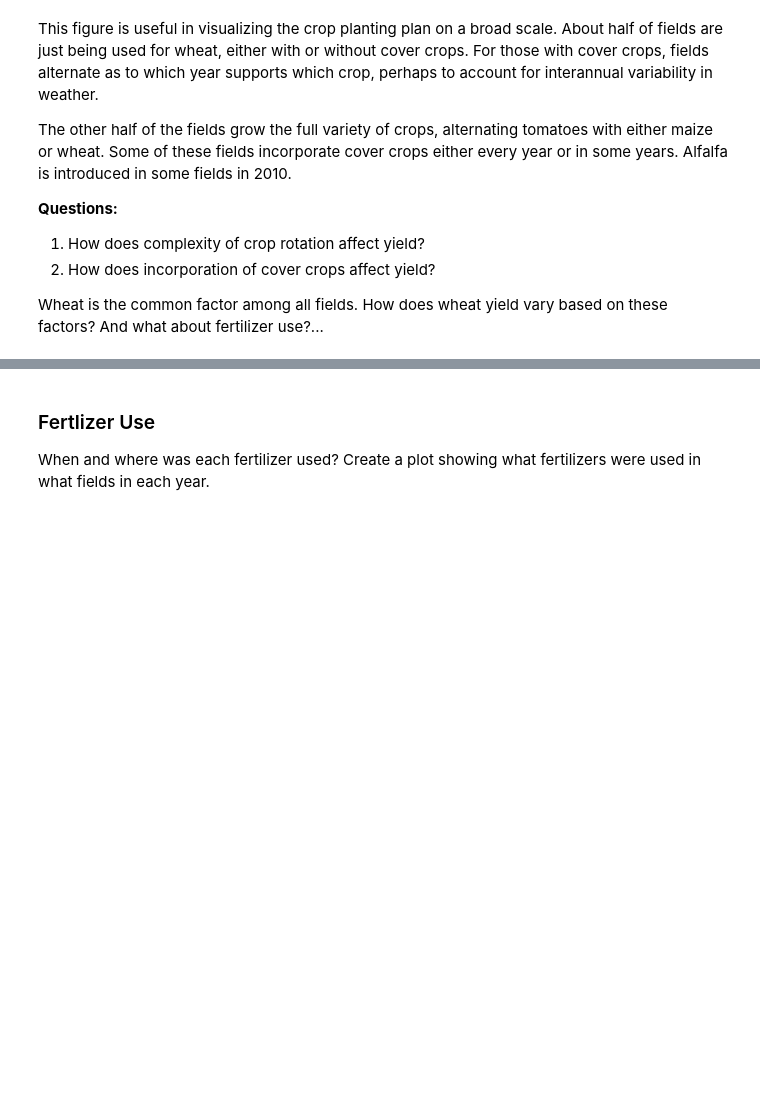
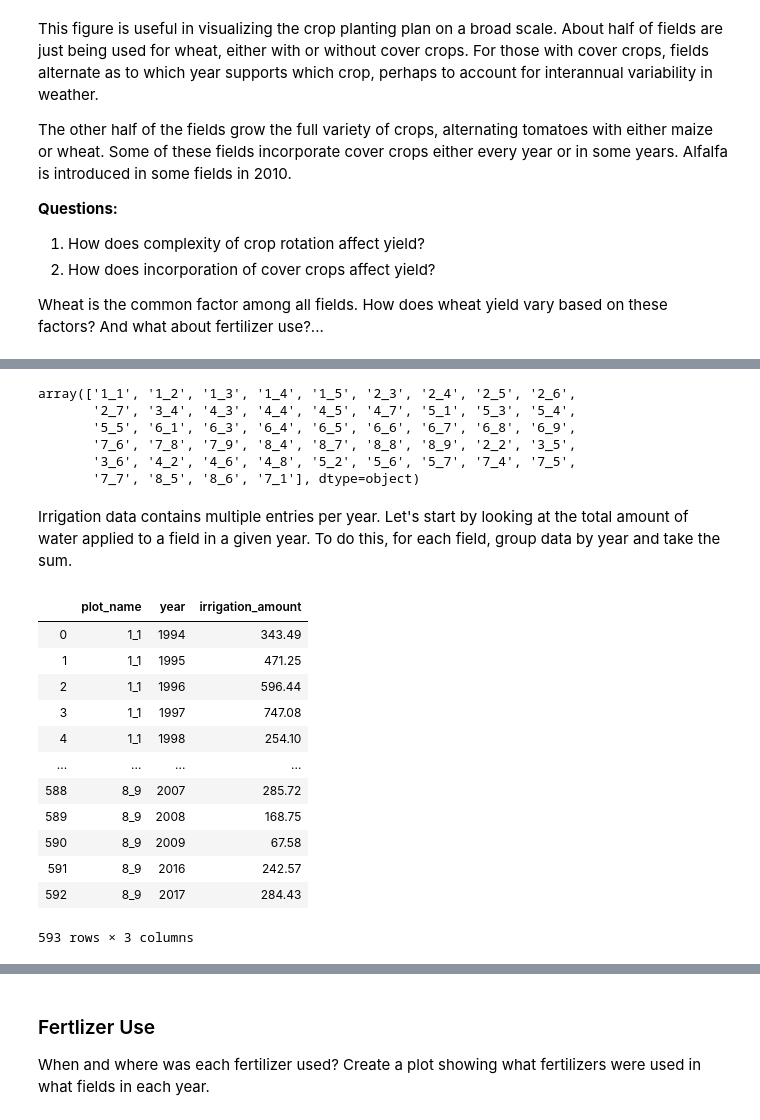
Before and after one commit to emmakahle/climate_agriculture, a Jupyter notebook: Russell_Ranch/Russell_Ranch_Century.ipynb, the cells around one changed output, grey strips where cells are left out. Cells and saved outputs as stored; diff of their text form; code cells hidden in the pictures; blank space fills up the shorter version.

```diff
--- a/Russell_Ranch/Russell_Ranch_Century.ipynb
+++ b/Russell_Ranch/Russell_Ranch_Century.ipynb
@@ -167,0 +179,28 @@ Wheat is the common factor among all fields. How does wheat yield vary based on
+# %%
+irr.plot_name.unique()
+# %% [output]
+array(['1_1', '1_2', '1_3', '1_4', '1_5', '2_3', '2_4', '2_5', '2_6',
+       '2_7', '3_4', '4_3', '4_4', '4_5', '4_7', '5_1', '5_3', '5_4',
+       '5_5', '6_1', '6_3', '6_4', '6_5', '6_6', '6_7', '6_8', '6_9',
+       '7_6', '7_8', '7_9', '8_4', '8_7', '8_8', '8_9', '2_2', '3_5',
+       '3_6', '4_2', '4_6', '4_8', '5_2', '5_6', '5_7', '7_4', '7_5',
+       '7_7', '8_5', '8_6', '7_1'], dtype=object)
+# %% [markdown]
+Irrigation data contains multiple entries per year. Let's start by looking at the total amount of water applied to a field in a given year. To do this, for each field, group data by year and take the sum.
+# %%
+irr_byfield_byyear = irr.groupby(['plot_name','year'],as_index=False)['irrigation_amount'].sum()
+irr_byfield_byyear
+# %% [output]
+|  | plot_name | year | irrigation_amount |
+| 0 | 1_1 | 1994 | 343.49 |
+| 1 | 1_1 | 1995 | 471.25 |
+| 2 | 1_1 | 1996 | 596.44 |
+| 3 | 1_1 | 1997 | 747.08 |
+| 4 | 1_1 | 1998 | 254.10 |
+| ... | ... | ... | ... |
+| 588 | 8_9 | 2007 | 285.72 |
+| 589 | 8_9 | 2008 | 168.75 |
+| 590 | 8_9 | 2009 | 67.58 |
+| 591 | 8_9 | 2016 | 242.57 |
+| 592 | 8_9 | 2017 | 284.43 |
+593 rows × 3 columns
```
Also changed, not shown: parts of 7 cells of this notebook.
